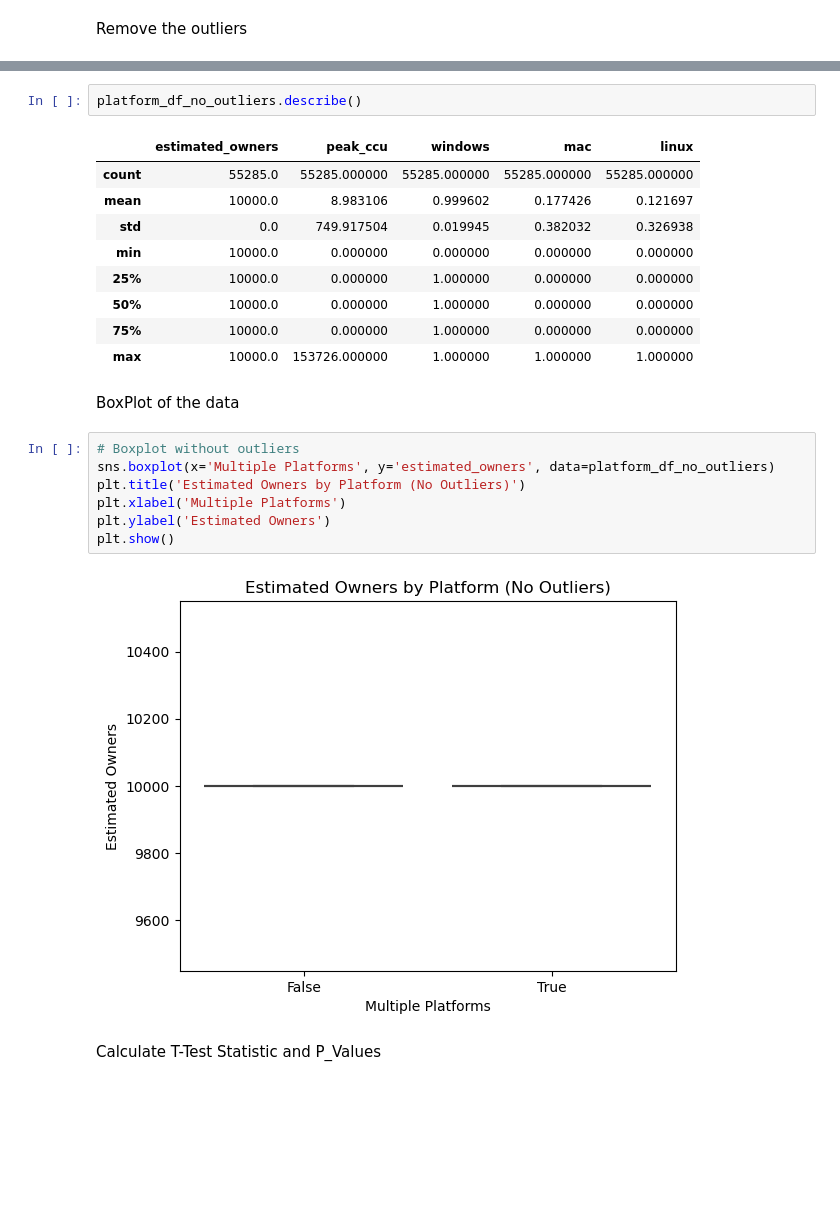
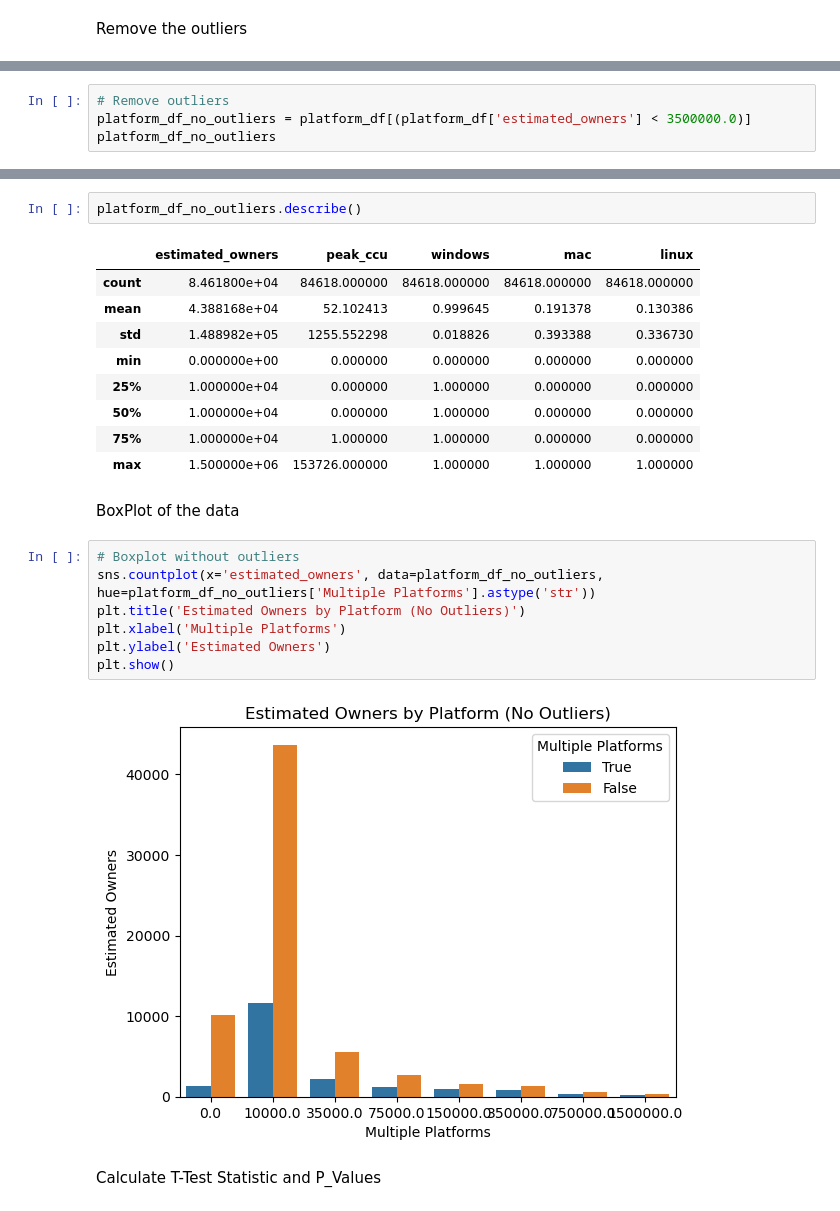
Before and after one commit to AlexOrtiz5/Games-Study, a Jupyter notebook: notebook/hypotesis_testing.ipynb, the cells around one changed output, grey strips where cells are left out. Drawn from its saved outputs; the diff is of its cells as text; blank space fills up the shorter version.

```diff
--- a/notebook/hypotesis_testing.ipynb
+++ b/notebook/hypotesis_testing.ipynb
@@ -272,0 +246,4 @@ platform_df_no_outliers
+# %%
+# Remove outliers
+platform_df_no_outliers = platform_df[(platform_df['estimated_owners'] < 3500000.0)]
+platform_df_no_outliers
@@ -274,25 +265,25 @@ platform_df_no_outliers
 platform_df_no_outliers.describe()
 # %% [output]
 |  | estimated_owners | peak_ccu | windows | mac | linux |
-| count | 55285.0 | 55285.000000 | 55285.000000 | 55285.000000 | 55285.000000 |
-| mean | 10000.0 | 8.983106 | 0.999602 | 0.177426 | 0.121697 |
-| std | 0.0 | 749.917504 | 0.019945 | 0.382032 | 0.326938 |
-| min | 10000.0 | 0.000000 | 0.000000 | 0.000000 | 0.000000 |
-| 25% | 10000.0 | 0.000000 | 1.000000 | 0.000000 | 0.000000 |
-| 50% | 10000.0 | 0.000000 | 1.000000 | 0.000000 | 0.000000 |
-| 75% | 10000.0 | 0.000000 | 1.000000 | 0.000000 | 0.000000 |
-| max | 10000.0 | 153726.000000 | 1.000000 | 1.000000 | 1.000000 |
+| count | 8.461800e+04 | 84618.000000 | 84618.000000 | 84618.000000 | 84618.000000 |
+| mean | 4.388168e+04 | 52.102413 | 0.999645 | 0.191378 | 0.130386 |
+| std | 1.488982e+05 | 1255.552298 | 0.018826 | 0.393388 | 0.336730 |
+| min | 0.000000e+00 | 0.000000 | 0.000000 | 0.000000 | 0.000000 |
+| 25% | 1.000000e+04 | 0.000000 | 1.000000 | 0.000000 | 0.000000 |
+| 50% | 1.000000e+04 | 0.000000 | 1.000000 | 0.000000 | 0.000000 |
+| 75% | 1.000000e+04 | 1.000000 | 1.000000 | 0.000000 | 0.000000 |
+| max | 1.500000e+06 | 153726.000000 | 1.000000 | 1.000000 | 1.000000 |
 # %% [markdown]
 BoxPlot of the data
 # %%
 # Boxplot without outliers
-sns.boxplot(x='Multiple Platforms', y='estimated_owners', data=platform_df_no_outliers)
+sns.countplot(x='estimated_owners', data=platform_df_no_outliers, hue=platform_df_no_outliers['Multiple Platforms'].astype('str'))
 plt.title('Estimated Owners by Platform (No Outliers)')
 plt.xlabel('Multiple Platforms')
 plt.ylabel('Estimated Owners')
 plt.show()
 # %% [output]
-[figure, old version]
+[figure, new version]
 # %% [markdown]
 Calculate T-Test Statistic and P_Values
 # %%
```
Also changed, not shown: parts of 21 cells of this notebook.
